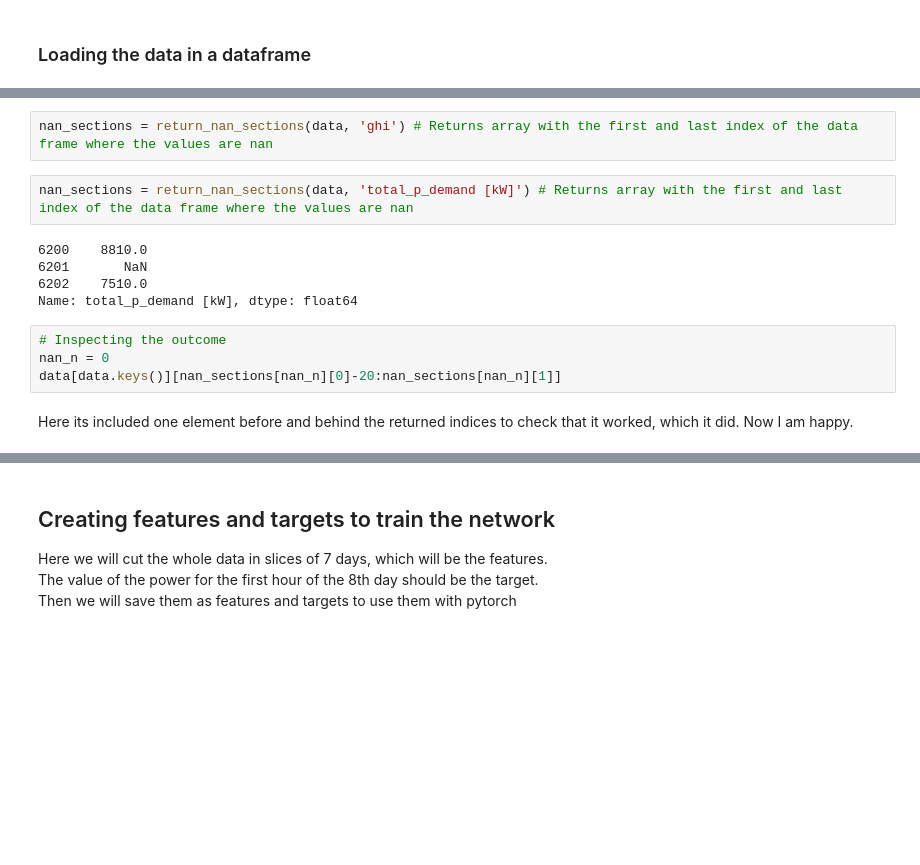
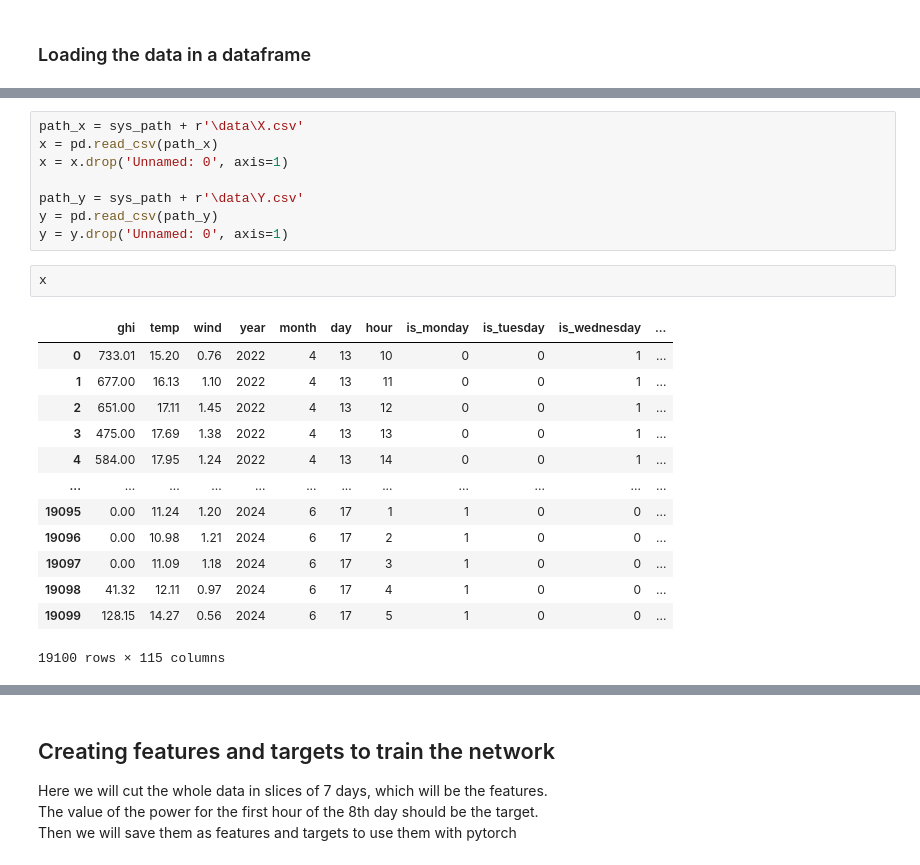
Before and after one commit to CS-433/ml-project-2-powerpredictors, a Jupyter notebook: ExploreData.ipynb, the cells around one changed output, grey strips where cells are left out. Drawn from its saved outputs; the diff is of its cells as text; blank space fills up the shorter version.

```diff
--- a/ExploreData.ipynb
+++ b/ExploreData.ipynb
@@ -22,15 +12,24 @@ relnan(data, 'wind')
-# %%
-nan_sections = return_nan_sections(data, 'ghi') # Returns array with the first and last index of the data frame where the values are nan
-# %%
-nan_sections = return_nan_sections(data, 'total_p_demand [kW]') # Returns array with the first and last index of the data frame where the values are nan
-# %% [output]
-6200    8810.0
-6201       NaN
-6202    7510.0
-Name: total_p_demand [kW], dtype: float64
-# %%
-# Inspecting the outcome
-nan_n = 0
-data[data.keys()][nan_sections[nan_n][0]-20:nan_sections[nan_n][1]]
-# %% [markdown]
-Here its included one element before and behind the returned indices to check that it worked, which it did. Now I am happy.
+# %%
+path_x = sys_path + r'\data\X.csv'
+x = pd.read_csv(path_x)
+x = x.drop('Unnamed: 0', axis=1)
+
+path_y = sys_path + r'\data\Y.csv'
+y = pd.read_csv(path_y)
+y = y.drop('Unnamed: 0', axis=1)
+# %%
+x
+# %% [output]
+|  | ghi | temp | wind | year | month | day | hour | is_monday | is_tuesday | is_wednesday | ... |
+| 0 | 733.01 | 15.20 | 0.76 | 2022 | 4 | 13 | 10 | 0 | 0 | 1 | ... |
+| 1 | 677.00 | 16.13 | 1.10 | 2022 | 4 | 13 | 11 | 0 | 0 | 1 | ... |
+| 2 | 651.00 | 17.11 | 1.45 | 2022 | 4 | 13 | 12 | 0 | 0 | 1 | ... |
+| 3 | 475.00 | 17.69 | 1.38 | 2022 | 4 | 13 | 13 | 0 | 0 | 1 | ... |
+| 4 | 584.00 | 17.95 | 1.24 | 2022 | 4 | 13 | 14 | 0 | 0 | 1 | ... |
+| ... | ... | ... | ... | ... | ... | ... | ... | ... | ... | ... | ... |
+| 19095 | 0.00 | 11.24 | 1.20 | 2024 | 6 | 17 | 1 | 1 | 0 | 0 | ... |
+| 19096 | 0.00 | 10.98 | 1.21 | 2024 | 6 | 17 | 2 | 1 | 0 | 0 | ... |
+| 19097 | 0.00 | 11.09 | 1.18 | 2024 | 6 | 17 | 3 | 1 | 0 | 0 | ... |
+| 19098 | 41.32 | 12.11 | 0.97 | 2024 | 6 | 17 | 4 | 1 | 0 | 0 | ... |
+| 19099 | 128.15 | 14.27 | 0.56 | 2024 | 6 | 17 | 5 | 1 | 0 | 0 | ... |
+19100 rows × 115 columns
```
Also changed, not shown: parts of 7 cells of this notebook.
